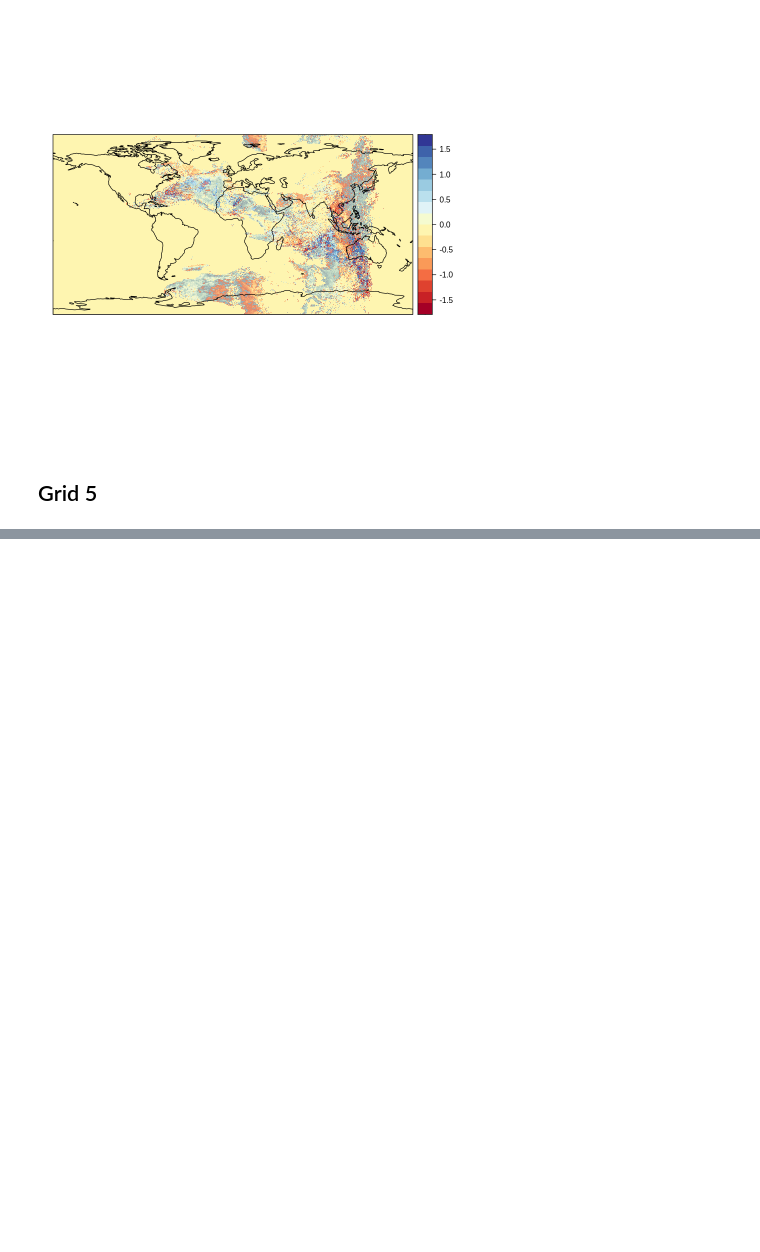
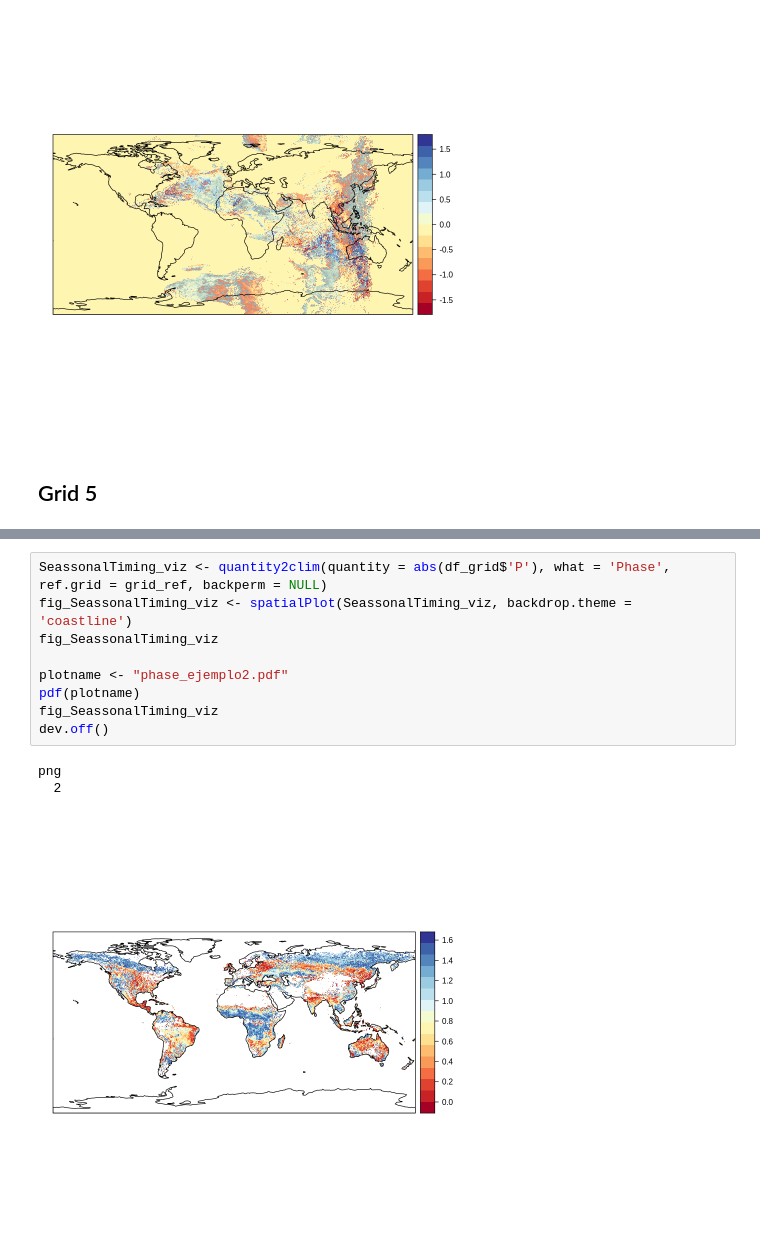
Before and after one commit to delatorre96/Development-of-a-multi-resolution-fire-season-database-on-a-global-scale, a Jupyter notebook: 2.Fire_Seasson/Seasonal_phase.ipynb, the cells around one changed output, grey strips where cells are left out. Saved outputs shown, nothing was run; the diff lists cells and outputs as text; blank space fills up the shorter version.

```diff
--- a/2.Fire_Seasson/Seasonal_phase.ipynb
+++ b/2.Fire_Seasson/Seasonal_phase.ipynb
@@ -96,0 +105,13 @@ spatialPlot(SeassonalTiming_viz, backdrop.theme = 'coastline')
+# %%
+SeassonalTiming_viz <- quantity2clim(quantity = abs(df_grid$'P'), what = 'Phase', ref.grid = grid_ref, backperm = NULL)
+fig_SeassonalTiming_viz <- spatialPlot(SeassonalTiming_viz, backdrop.theme = 'coastline')
+fig_SeassonalTiming_viz
+
+plotname <- "phase_ejemplo2.pdf"
+pdf(plotname)
+fig_SeassonalTiming_viz
+dev.off()
+# %% [output]
+png
+  2
+[figure, added]
```
Also changed, not shown: parts of 7 cells of this notebook, 16 other files.
